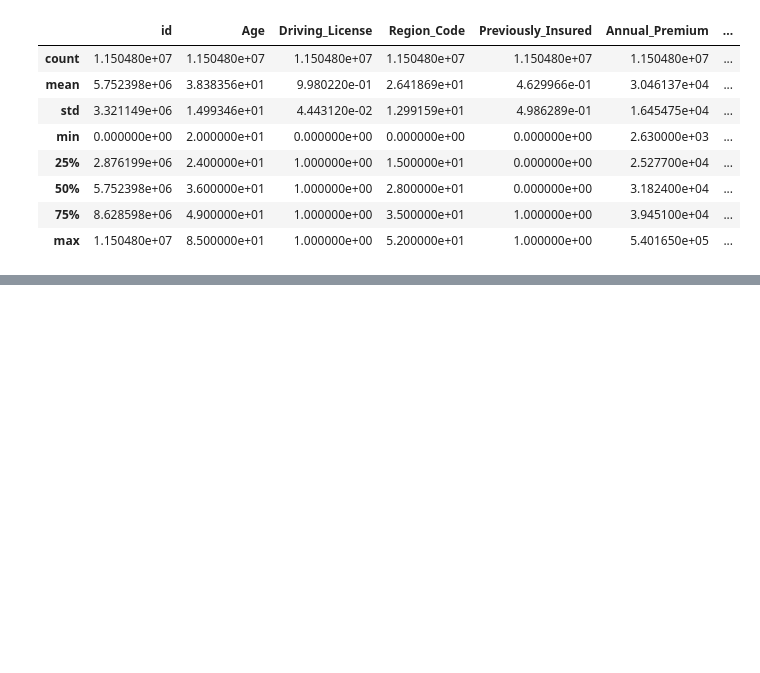
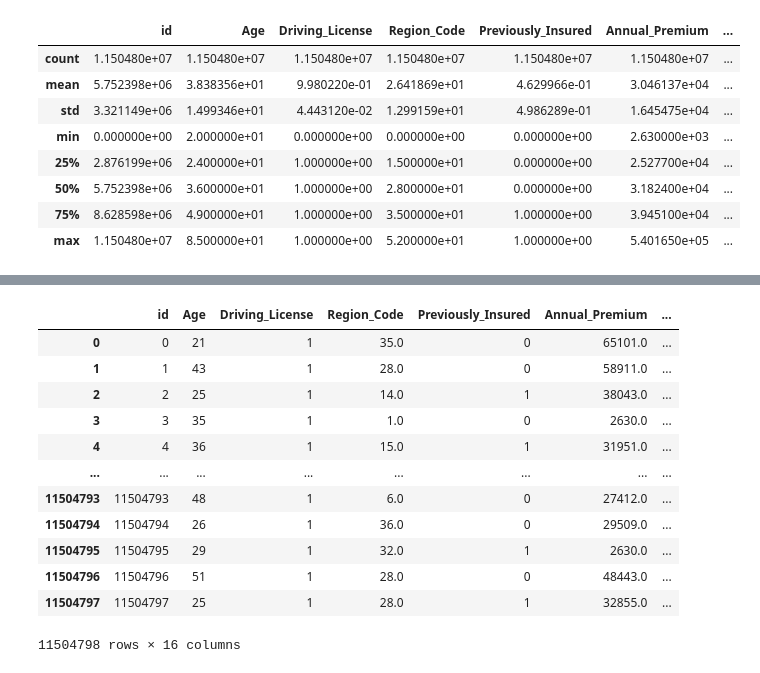
Before and after one commit to Harsh-BH/ML-Projects, a Jupyter notebook: Binary Classification of Insurance Cross Selling/model.ipynb, the cells around one changed output, grey strips where cells are left out. Drawn from its saved outputs; the diff is of its cells as text; code cells hidden in the pictures; blank space fills up the shorter version.

```diff
--- a/Binary Classification of Insurance Cross Selling/model.ipynb
+++ b/Binary Classification of Insurance Cross Selling/model.ipynb
@@ -73,0 +101,5 @@ df.describe()
+# %%
+df = pd.get_dummies(df,columns=['Gender','Vehicle_Age',"Vehicle_Damage"])
+# %%
+scaler = StandardScaler()
+df[['Gender','Vehicle_Age',"Vehicle_Damage"]]=scaler.fit_transform(df[['Age','Annual_Premium',"Vintage"]])
@@ -73,0 +115,5 @@ df.describe()
+# %%
+df.rename(columns = {'Vehicle_Age_< 1 Year': 'Vehicle Age Less than 1 yr',
+                           'Vehicle_Age_1-2 Year': 'Vehicle Age between 1 and 2 yrs',
+                           'Vehicle_Age_> 2 Years': 'Vehicle Age greater than 2 yrs'
+                          }, inplace = True)
@@ -73,0 +130,18 @@ df.describe()
+# %%
+df = df.drop(['Gender','Vehicle_Age','Vehicle_Damage'],axis=1)
+# %%
+df
+# %% [output]
+|  | id | Age | Driving_License | Region_Code | Previously_Insured | Annual_Premium | ... |
+| 0 | 0 | 21 | 1 | 35.0 | 0 | 65101.0 | ... |
+| 1 | 1 | 43 | 1 | 28.0 | 0 | 58911.0 | ... |
+| 2 | 2 | 25 | 1 | 14.0 | 1 | 38043.0 | ... |
+| 3 | 3 | 35 | 1 | 1.0 | 0 | 2630.0 | ... |
+| 4 | 4 | 36 | 1 | 15.0 | 1 | 31951.0 | ... |
+| ... | ... | ... | ... | ... | ... | ... | ... |
+| 11504793 | 11504793 | 48 | 1 | 6.0 | 0 | 27412.0 | ... |
+| 11504794 | 11504794 | 26 | 1 | 36.0 | 0 | 29509.0 | ... |
+| 11504795 | 11504795 | 29 | 1 | 32.0 | 1 | 2630.0 | ... |
+| 11504796 | 11504796 | 51 | 1 | 28.0 | 0 | 48443.0 | ... |
+| 11504797 | 11504797 | 25 | 1 | 28.0 | 1 | 32855.0 | ... |
+11504798 rows × 16 columns
```
Also changed, not shown: parts of 20 cells of this notebook, 4 other files.
